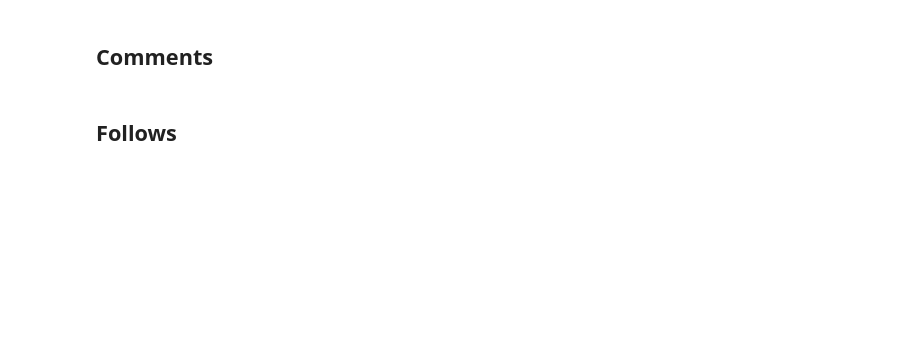
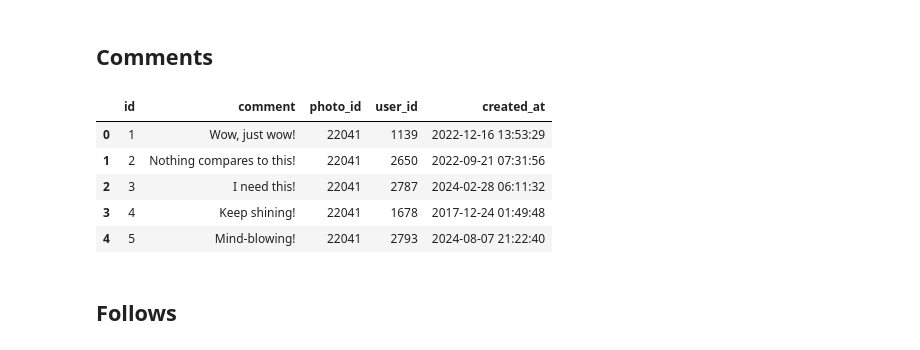
Before and after one commit to AnaqiAmir/MiniGram, a Jupyter notebook: Synthetic Data Generator.ipynb, the cells around one changed output. Cells and saved outputs as stored; diff of their text form; code cells hidden in the pictures; blank space fills up the shorter version.

```diff
--- a/Synthetic Data Generator.ipynb
+++ b/Synthetic Data Generator.ipynb
@@ -208,9 +241,9 @@ synthetic_like_data.head()
 ## Comments
 # %%
 # Merging tables to get tags of photos (NEXT UPDATE)
-photo_with_tags = synthetic_photo_data.merge(synthetic_photo_tag_data, how='inner',left_on='id',right_on='photo_id')
-photo_with_tags = photo_with_tags.merge(synthetic_tag_data, how='inner', left_on='tag_id', right_on='id')
-photo_with_tags[['photo_id','tag_name']].head()
+# photo_with_tags = synthetic_photo_data.merge(synthetic_photo_tag_data, how='inner',left_on='id',right_on='photo_id')
+# photo_with_tags = photo_with_tags.merge(synthetic_tag_data, how='inner', left_on='tag_id', right_on='id')
+# photo_with_tags[['photo_id','tag_name']].head()
 
 # Generating the dataframe (24k rows because I wanted at least 4% of photos to have 0 comments)
 synthetic_comment_data = pd.DataFrame({
@@ -220,7 +253,7 @@ synthetic_comment_data = pd.DataFrame({
     'created_at': [None] * 24000
 })
 
-# Making photo_id unique
+# Making photo_id unique (will populate multiple comments later)
 synthetic_comment_data.drop_duplicates(subset='photo_id',inplace=True)
 
 # Populating placeholders
@@ -235,36 +268,41 @@ for index, row in synthetic_comment_data.iterrows():
 
         # adding the user that wrote the comment
         user_id = 0
         while user_id not in users:  # ensuring that the same user does not comment the same thing twice
             user_id = generate_user_id()
             users.append(user_id)
 
     # Each photo has a list of comments and a list of the respective users that commented
     synthetic_comment_data.at[index, 'comment'] = comments
     synthetic_comment_data.at[index, 'user_id'] = users
 
 # Converting the list of comments into their own rows
 synthetic_comment_data = synthetic_comment_data.explode(['comment','user_id'])
 
 # Formatting
 synthetic_comment_data['id'] = range(1,len(synthetic_comment_data)+1)
 first_column = synthetic_comment_data.pop('id')
 synthetic_comment_data.insert(0, 'id', first_column)
 synthetic_comment_data.reset_index(drop=True,inplace=True)
 synthetic_comment_data.dropna(subset=["user_id"],inplace=True)  # removing rows with NaN values
 
-# Generating timestamps where
-# the start time has to be after the user has created their profile
-# and after the photo has been posted
+# Generating timestamps where the start time has to be after the user has created their profile and after the photo has been posted
 for index, row in synthetic_comment_data.iterrows():
     user_created_at = synthetic_user_data.loc[synthetic_user_data['id'] == row['user_id'], 'created_at'].values[0]
     image_created_at = synthetic_photo_data.loc[synthetic_photo_data['id'] == row['photo_id'], 'created_at'].values[0]
     created_at = user_created_at if user_created_at < image_created_at else image_created_at
     created_at = pd.to_datetime(created_at)
     synthetic_comment_data.at[index, 'created_at'] = generate_timestamp(start_date=created_at)
 
 # Display data
 synthetic_comment_data.head()
+# %% [output]
+|  | id | comment | photo_id | user_id | created_at |
+| 0 | 1 | Wow, just wow! | 22041 | 1139 | 2022-12-16 13:53:29 |
+| 1 | 2 | Nothing compares to this! | 22041 | 2650 | 2022-09-21 07:31:56 |
+| 2 | 3 | I need this! | 22041 | 2787 | 2024-02-28 06:11:32 |
+| 3 | 4 | Keep shining! | 22041 | 1678 | 2017-12-24 01:49:48 |
+| 4 | 5 | Mind-blowing! | 22041 | 2793 | 2024-08-07 21:22:40 |
 # %% [markdown]
 ## Follows
 # %%
```
Also changed, not shown: parts of 14 cells of this notebook.
